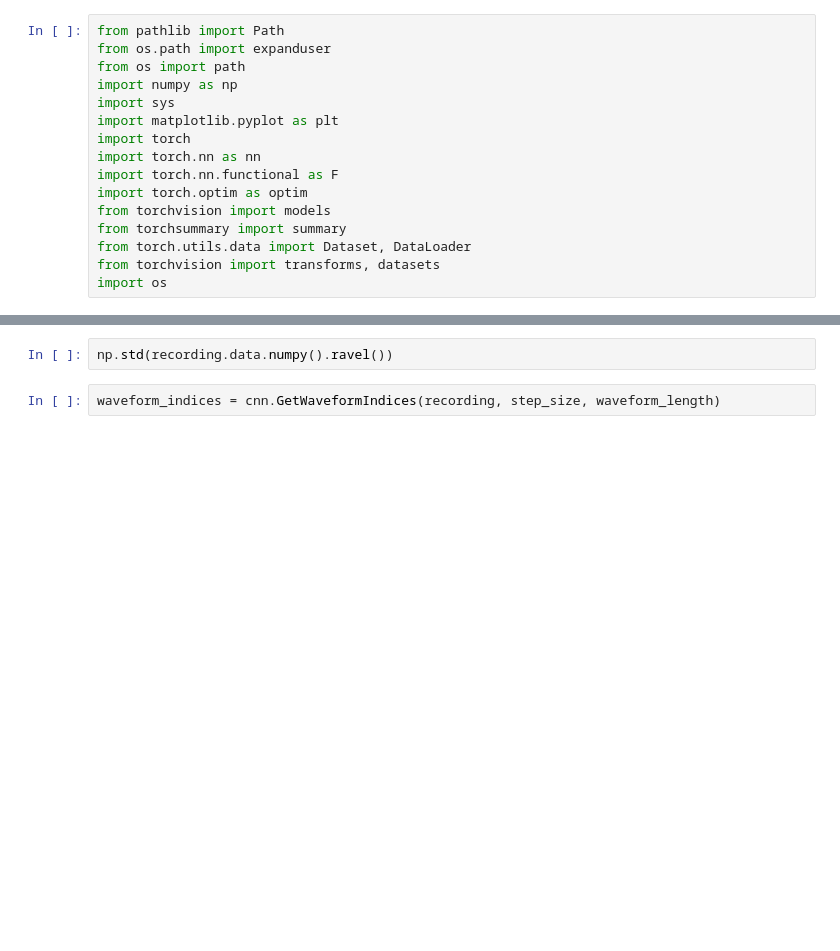
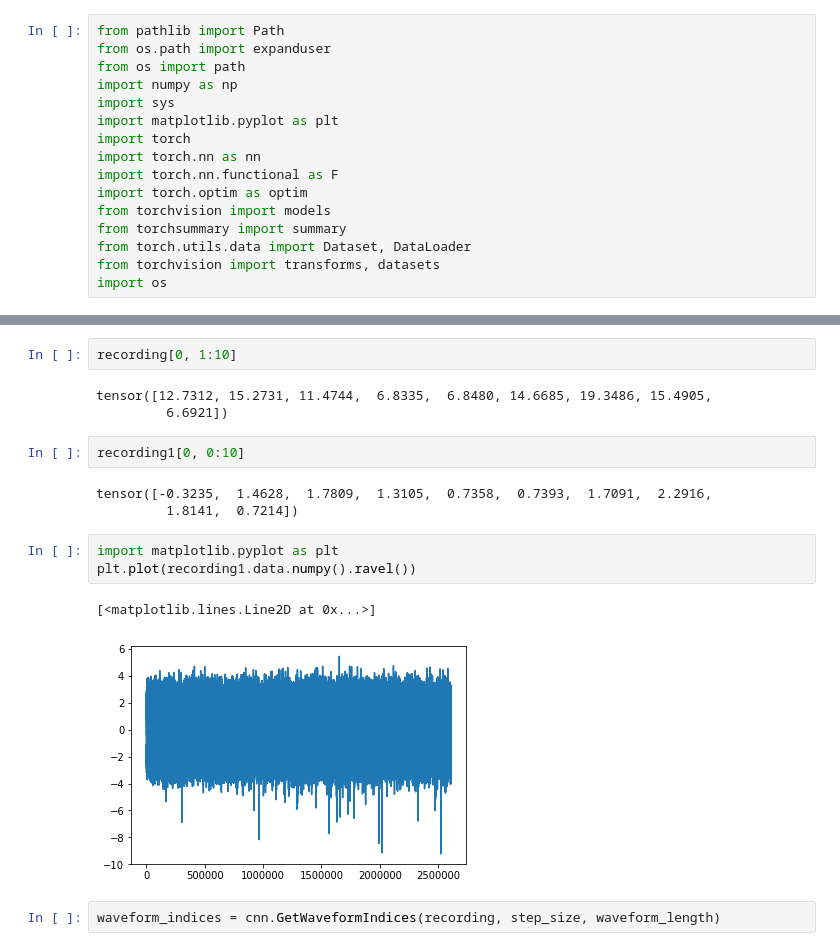
Before and after one commit to Nomow/deep-learning-based-spike-detection-and-sorting, a Jupyter notebook: notebooks/detect.ipynb, the cells around one changed output, grey strips where cells are left out. Cells and saved outputs as stored; diff of their text form; blank space fills up the shorter version.

```diff
--- a/notebooks/detect.ipynb
+++ b/notebooks/detect.ipynb
@@ -44,5 +46,19 @@ np.mean(recording.data.numpy().ravel())
-# %%
-np.std(recording.data.numpy().ravel())
+# %%
+recording[0, 1:10]
+# %% [output]
+tensor([12.7312, 15.2731, 11.4744,  6.8335,  6.8480, 14.6685, 19.3486, 15.4905,
+         6.6921])
+# %%
+recording1[0, 0:10]
+# %% [output]
+tensor([-0.3235,  1.4628,  1.7809,  1.3105,  0.7358,  0.7393,  1.7091,  2.2916,
+         1.8141,  0.7214])
+# %%
+import matplotlib.pyplot as plt
+plt.plot(recording1.data.numpy().ravel())
+# %% [output]
+[<matplotlib.lines.Line2D at 0x...>]
+[figure, added]
 # %%
 waveform_indices = cnn.GetWaveformIndices(recording, step_size, waveform_length)
 # %%
```
Also changed, not shown: parts of 24 cells of this notebook, 13 other files.
